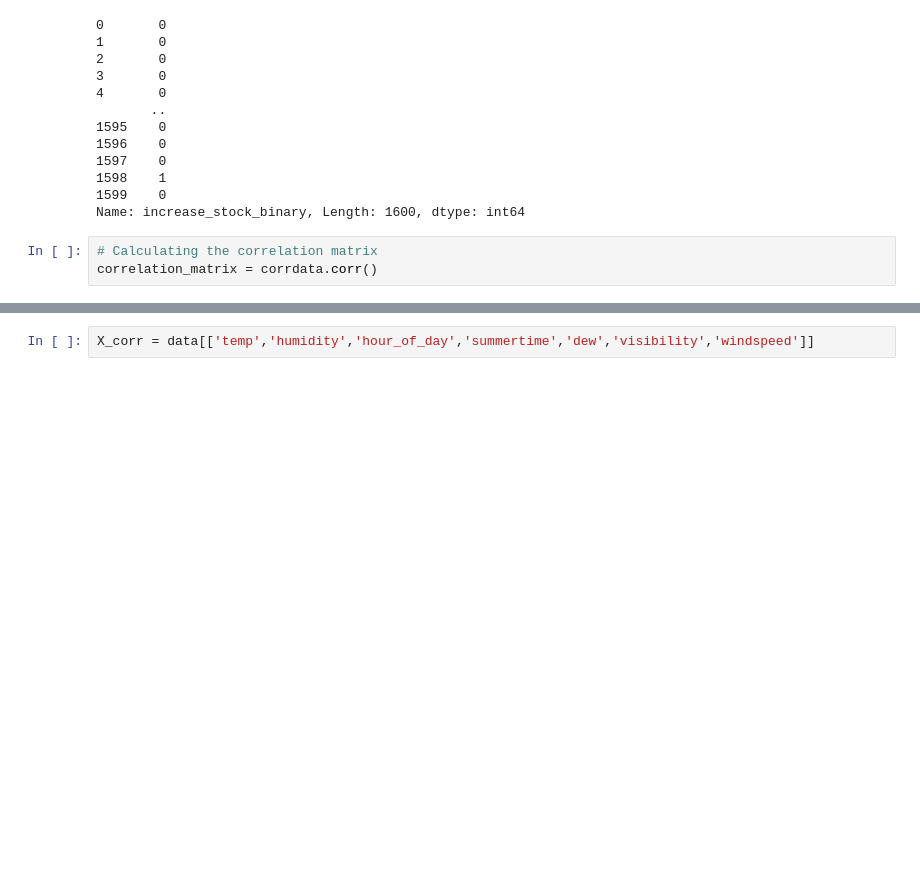
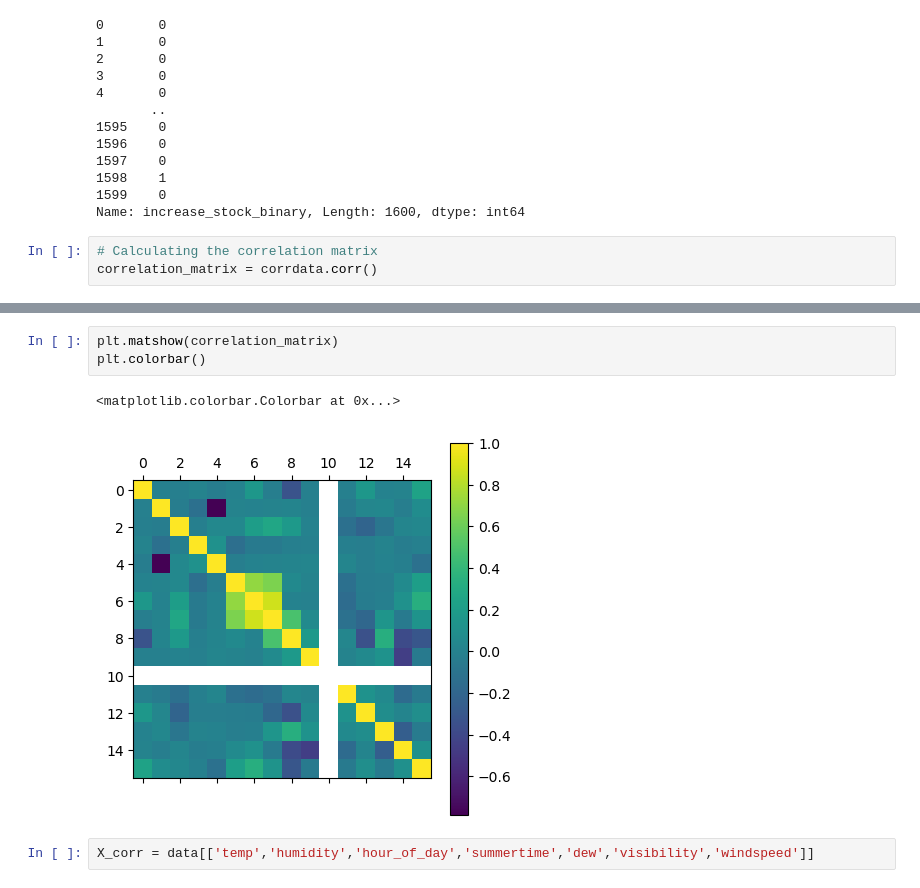
Before and after one commit to SunAndClouds/SML-Project, a Jupyter notebook: Algorithms/KNN-Select Feature Vectors.ipynb, the cells around one changed output, grey strips where cells are left out. Saved outputs shown, nothing was run; the diff lists cells and outputs as text; blank space fills up the shorter version.

```diff
--- a/Algorithms/KNN-Select Feature Vectors.ipynb
+++ b/Algorithms/KNN-Select Feature Vectors.ipynb
@@ -85,3 +106,9 @@ correlation_matrix
+# %%
+plt.matshow(correlation_matrix)
+plt.colorbar()
+# %% [output]
+<matplotlib.colorbar.Colorbar at 0x...>
+[figure, added]
 # %%
 X_corr = data[['temp','humidity','hour_of_day','summertime','dew','visibility','windspeed']]
 # %%
```
Also changed, not shown: parts of 4 cells of this notebook, 1 other file.
